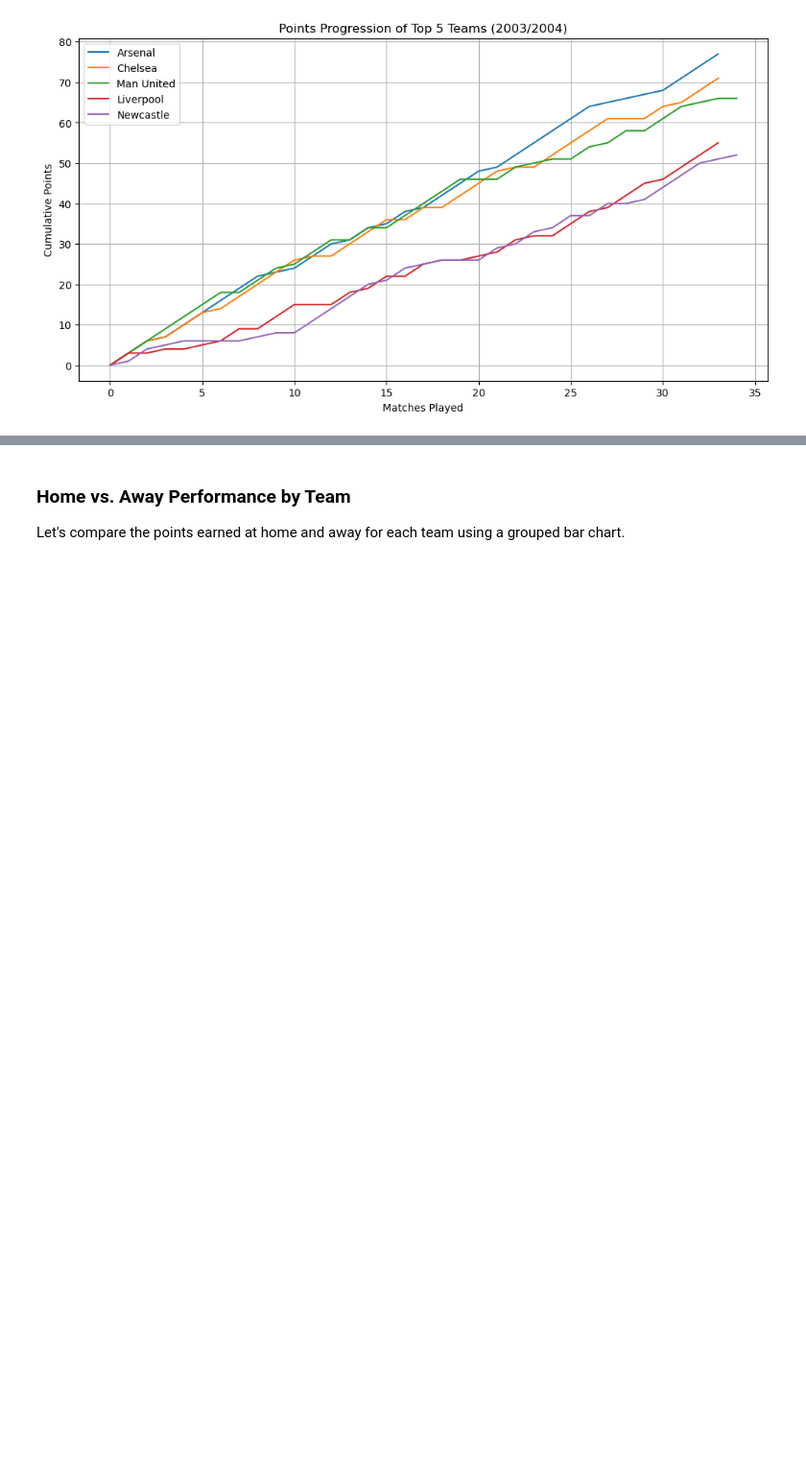
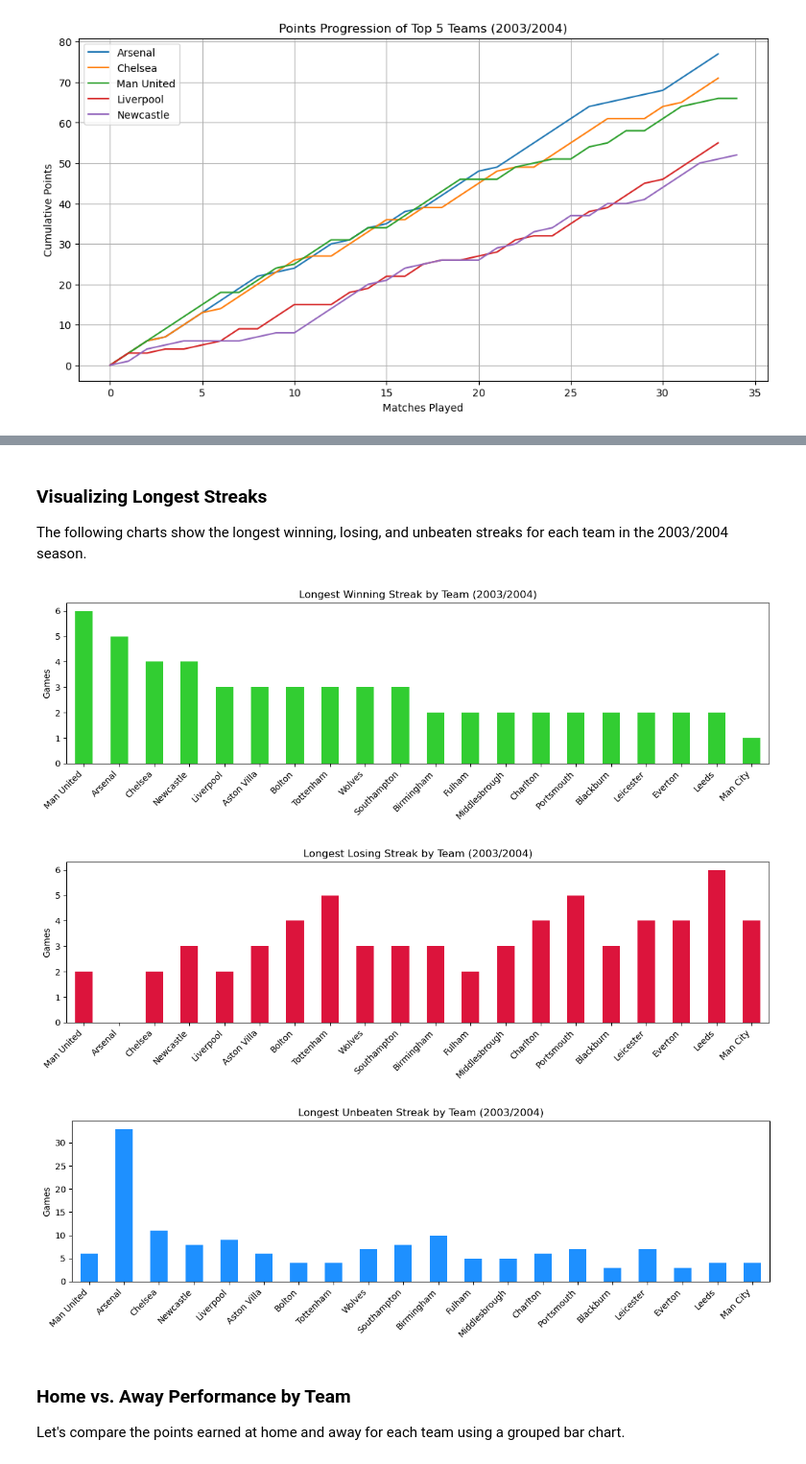
Before and after one commit to Lanthanum89/Premier-League-2003-2004-Data-Analysis, a Jupyter notebook: Premier-League-2003-2004.ipynb, the cells around one changed output, grey strips where cells are left out. Shown at 96% size. Drawn from its saved outputs; the diff is of its cells as text; code cells hidden in the pictures; blank space fills up the shorter version.

```diff
--- a/Premier-League-2003-2004.ipynb
+++ b/Premier-League-2003-2004.ipynb
@@ -161,3 +281,36 @@ plt.show()
+# %% [markdown]
+### Visualizing Longest Streaks
+
+The following charts show the longest winning, losing, and unbeaten streaks for each team in the 2003/2004 season.
+# %%
+# Bar charts for longest streaks
+plt.figure(figsize=(12,4))
+streaks_df['Longest Win Streak'].plot(kind='bar', color='limegreen')
+plt.ylabel('Games')
+plt.title('Longest Winning Streak by Team (2003/2004)')
+plt.xticks(rotation=45, ha='right')
+plt.tight_layout()
+plt.show()
+
+plt.figure(figsize=(12,4))
+streaks_df['Longest Lose Streak'].plot(kind='bar', color='crimson')
+plt.ylabel('Games')
+plt.title('Longest Losing Streak by Team (2003/2004)')
+plt.xticks(rotation=45, ha='right')
+plt.tight_layout()
+plt.show()
+
+plt.figure(figsize=(12,4))
+streaks_df['Longest Unbeaten Streak'].plot(kind='bar', color='dodgerblue')
+plt.ylabel('Games')
+plt.title('Longest Unbeaten Streak by Team (2003/2004)')
+plt.xticks(rotation=45, ha='right')
+plt.tight_layout()
+plt.show()
+# %% [output]
+[figure, added]
+[figure, added]
+[figure, added]
 # %% [markdown]
 ### Home vs. Away Performance by Team
 
```
Also changed, not shown: parts of 18 cells of this notebook.
